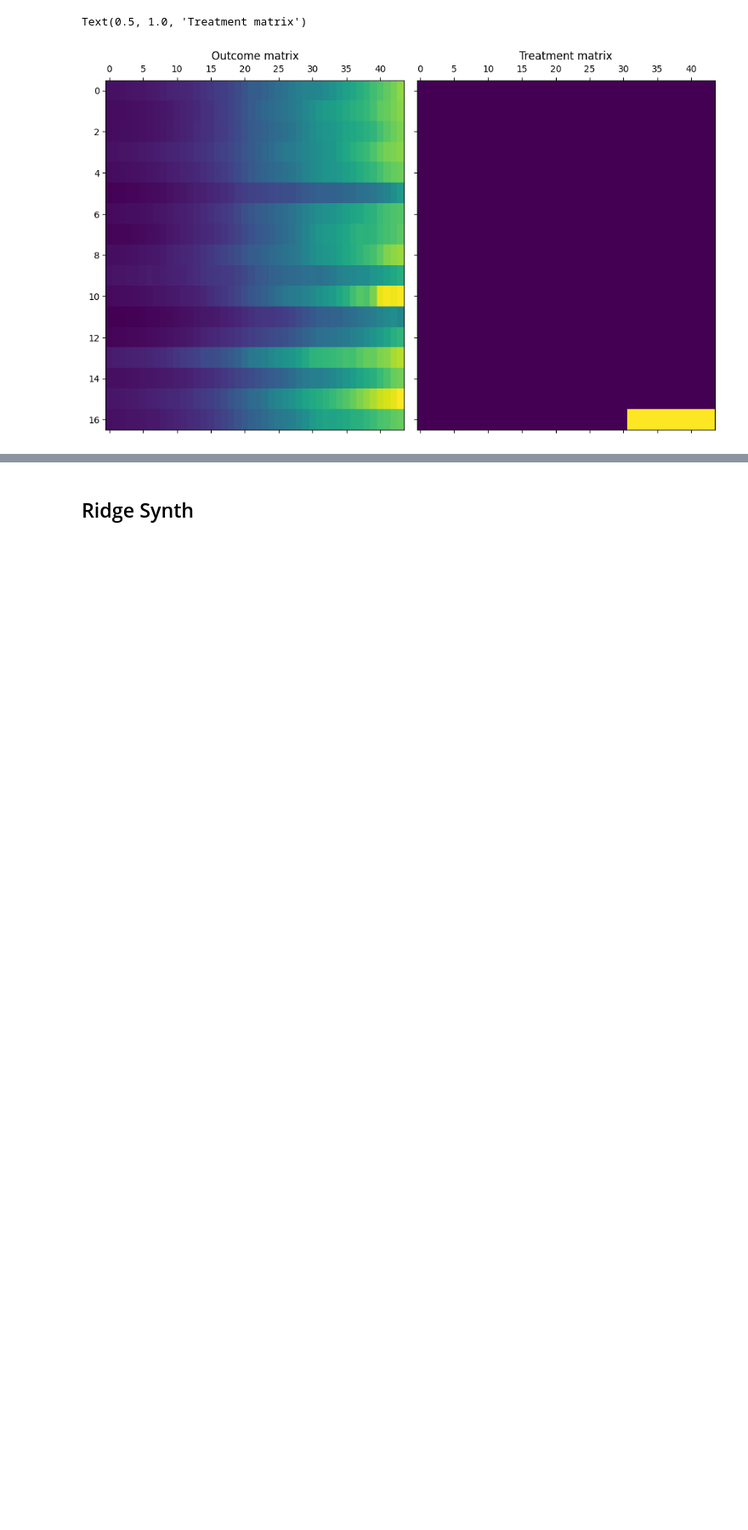
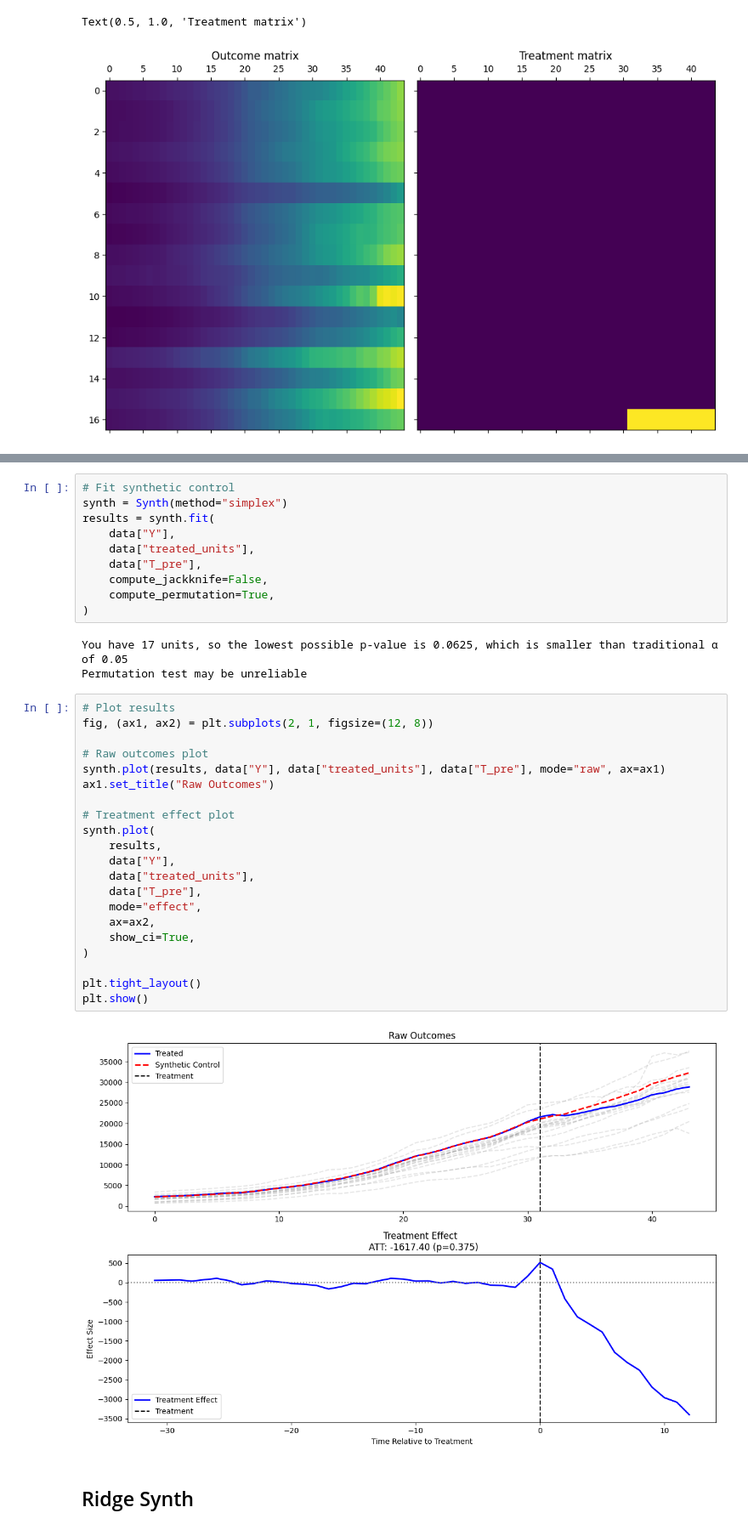
Before and after one commit to s3alfisc/synthlearners, a Jupyter notebook: notebooks/AbadieDiamondHainmueller2015.ipynb, the cells around one changed output, grey strips where cells are left out. Shown at 85% size. Saved outputs shown, nothing was run; the diff lists cells and outputs as text; blank space fills up the shorter version.

```diff
--- a/notebooks/AbadieDiamondHainmueller2015.ipynb
+++ b/notebooks/AbadieDiamondHainmueller2015.ipynb
@@ -42,3 +44,39 @@ Text(0.5, 1.0, 'Treatment matrix')
+# %%
+# Fit synthetic control
+synth = Synth(method="simplex")
+results = synth.fit(
+    data["Y"],
+    data["treated_units"],
+    data["T_pre"],
+    compute_jackknife=False,
+    compute_permutation=True,
+)
+# %% [output]
+You have 17 units, so the lowest possible p-value is 0.0625, which is smaller than traditional α of 0.05
+Permutation test may be unreliable
+# %%
+# Plot results
+fig, (ax1, ax2) = plt.subplots(2, 1, figsize=(12, 8))
+
+# Raw outcomes plot
+synth.plot(results, data["Y"], data["treated_units"], data["T_pre"], mode="raw", ax=ax1)
+ax1.set_title("Raw Outcomes")
+
+# Treatment effect plot
+synth.plot(
+    results,
+    data["Y"],
+    data["treated_units"],
+    data["T_pre"],
+    mode="effect",
+    ax=ax2,
+    show_ci=True,
+)
+
+plt.tight_layout()
+plt.show()
+# %% [output]
+[figure, added]
 # %% [markdown]
 ## Ridge Synth
 # %%
```
Also changed, not shown: parts of 3 cells of this notebook, 2 other files.
